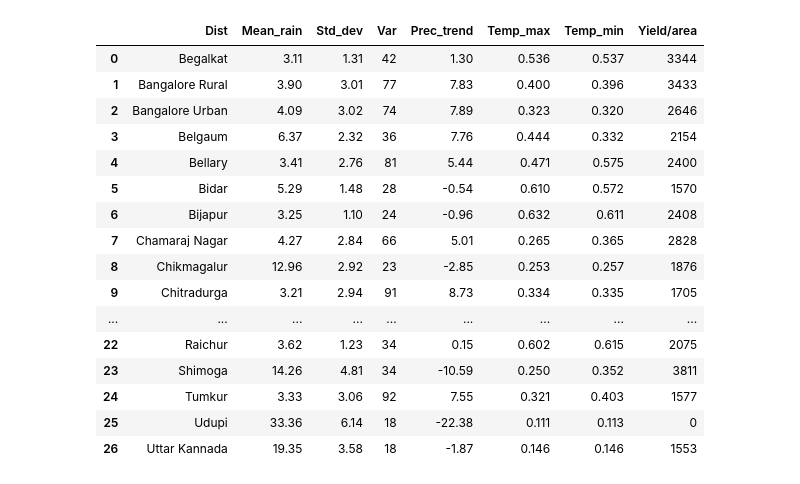
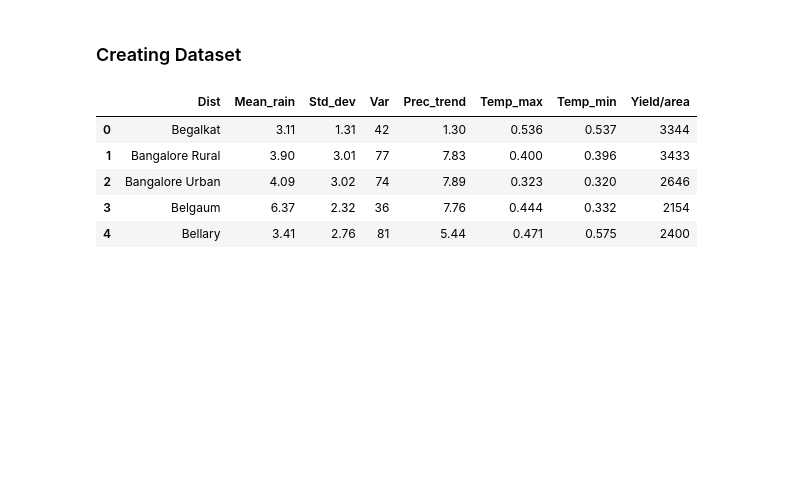
Before and after one commit to arghac14/CropYield-prediction, a Jupyter notebook: CropPrediction(data_exploration).ipynb, the cells around one changed output. Cells and saved outputs as stored; diff of their text form; code cells hidden in the pictures; blank space fills up the shorter version.

```diff
--- a/CropPrediction(data_exploration).ipynb
+++ b/CropPrediction(data_exploration).ipynb
@@ -5,35 +5,26 @@ import pandas as pd
 import numpy as np
 import matplotlib.pyplot as plt
 %matplotlib inline
+# %% [markdown]
+### Creating Dataset
 # %%
 data={
     'Dist':['Begalkat','Bangalore Rural','Bangalore Urban','Belgaum','Bellary','Bidar','Bijapur','Chamaraj Nagar','Chikmagalur','Chitradurga','Dakshin Kannada','Davangede','Dharwad','Gadag','Gulburga','Hassan','Haveri','Kodagu','Kolar','Koppal','Mandya','Mysore','Raichur','Shimoga','Tumkur','Udupi','Uttar Kannada'],
     'Mean_rain':[3.11,3.9,4.09,6.37,3.41,5.29,3.25,4.27,12.96,3.21,26.75,4.52,5.67,3.38,4.61,6.51,7.05,13.29,3.49,3.21,3.5,4.39,3.62,14.26,3.33,33.36,19.35],
      'Std_dev':[1.31,3.01,3.02,2.32,2.76,1.48,1.10,2.84,2.92,2.94,5.18,3.02,3.51,3.12,1.42,2.75,3.74,3.41,3.03,2.47,3.03,3.13,1.23,4.81,3.06,6.14,3.58],
      'Var':[42,77,74,36,81,28,24,66,23,91,19,67,62,92,31,42,53,26,87,77,87,72,34,34,92,18,18],
     'Prec_trend':[1.30,7.83,7.89,7.76,5.44,-0.54,-0.96,5.01,-2.85,8.73,-17.69,8.52,6.12,6.06,-1.91,2.03,6.54,-1.75,9.34,4.58,7.43,5.92,0.15,-10.59,7.55,-22.38,-1.87],
     'Temp_max':[0.536,0.400,0.323,.444,.471,.610,.632,.265,.253,.334,.141,.364,.415,.492,.644,.265,0.408,.161,.361,.482,.311,.262,.602,.250,.321,.111,.146],
     'Temp_min':[0.537,0.396,0.320,.332,.575,.572,.611,.365,.257,.335,.148,.366,.324,.393,.641,.265,.317,.262,.258,.588,.498,.463,.615,.352,.403,.113,.146],
     #'Yield':[96747,15590,1820,188748,1336529,531,29745,43025,1397,78792,0,197937,25591,28784,4674,58528,209750,9867,21851,25503,5947,42859,209,96597,21744,0,177],
     'Yield/area':[3344,3433,2646,2154,2400,1570,2408,2828,1876,1705,0,1609,2091,1506,2236,3215,2113,4212,1361,2337,1949,2396,2075,3811,1577,0,1553]
 }
 df=pd.DataFrame(data)
-df
+df.head()
 # %% [output]
 |  | Dist | Mean_rain | Std_dev | Var | Prec_trend | Temp_max | Temp_min | Yield/area |
 | 0 | Begalkat | 3.11 | 1.31 | 42 | 1.30 | 0.536 | 0.537 | 3344 |
 | 1 | Bangalore Rural | 3.90 | 3.01 | 77 | 7.83 | 0.400 | 0.396 | 3433 |
 | 2 | Bangalore Urban | 4.09 | 3.02 | 74 | 7.89 | 0.323 | 0.320 | 2646 |
 | 3 | Belgaum | 6.37 | 2.32 | 36 | 7.76 | 0.444 | 0.332 | 2154 |
 | 4 | Bellary | 3.41 | 2.76 | 81 | 5.44 | 0.471 | 0.575 | 2400 |
-| 5 | Bidar | 5.29 | 1.48 | 28 | -0.54 | 0.610 | 0.572 | 1570 |
-| 6 | Bijapur | 3.25 | 1.10 | 24 | -0.96 | 0.632 | 0.611 | 2408 |
-| 7 | Chamaraj Nagar | 4.27 | 2.84 | 66 | 5.01 | 0.265 | 0.365 | 2828 |
-| 8 | Chikmagalur | 12.96 | 2.92 | 23 | -2.85 | 0.253 | 0.257 | 1876 |
-| 9 | Chitradurga | 3.21 | 2.94 | 91 | 8.73 | 0.334 | 0.335 | 1705 |
-| ... | ... | ... | ... | ... | ... | ... | ... | ... |
-| 22 | Raichur | 3.62 | 1.23 | 34 | 0.15 | 0.602 | 0.615 | 2075 |
-| 23 | Shimoga | 14.26 | 4.81 | 34 | -10.59 | 0.250 | 0.352 | 3811 |
-| 24 | Tumkur | 3.33 | 3.06 | 92 | 7.55 | 0.321 | 0.403 | 1577 |
-| 25 | Udupi | 33.36 | 6.14 | 18 | -22.38 | 0.111 | 0.113 | 0 |
-| 26 | Uttar Kannada | 19.35 | 3.58 | 18 | -1.87 | 0.146 | 0.146 | 1553 |
```
Also changed, not shown: parts of 7 cells of this notebook.
